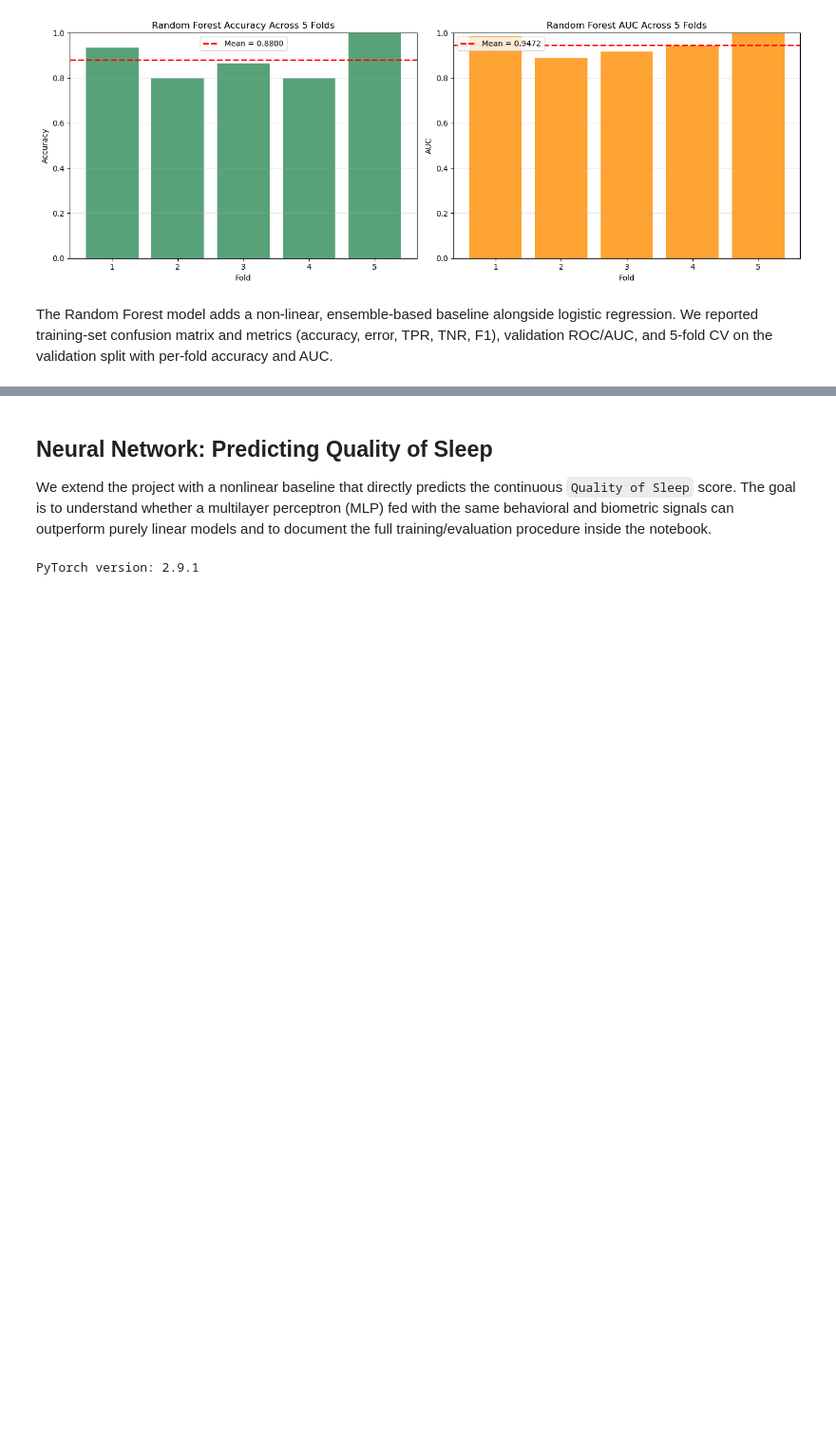
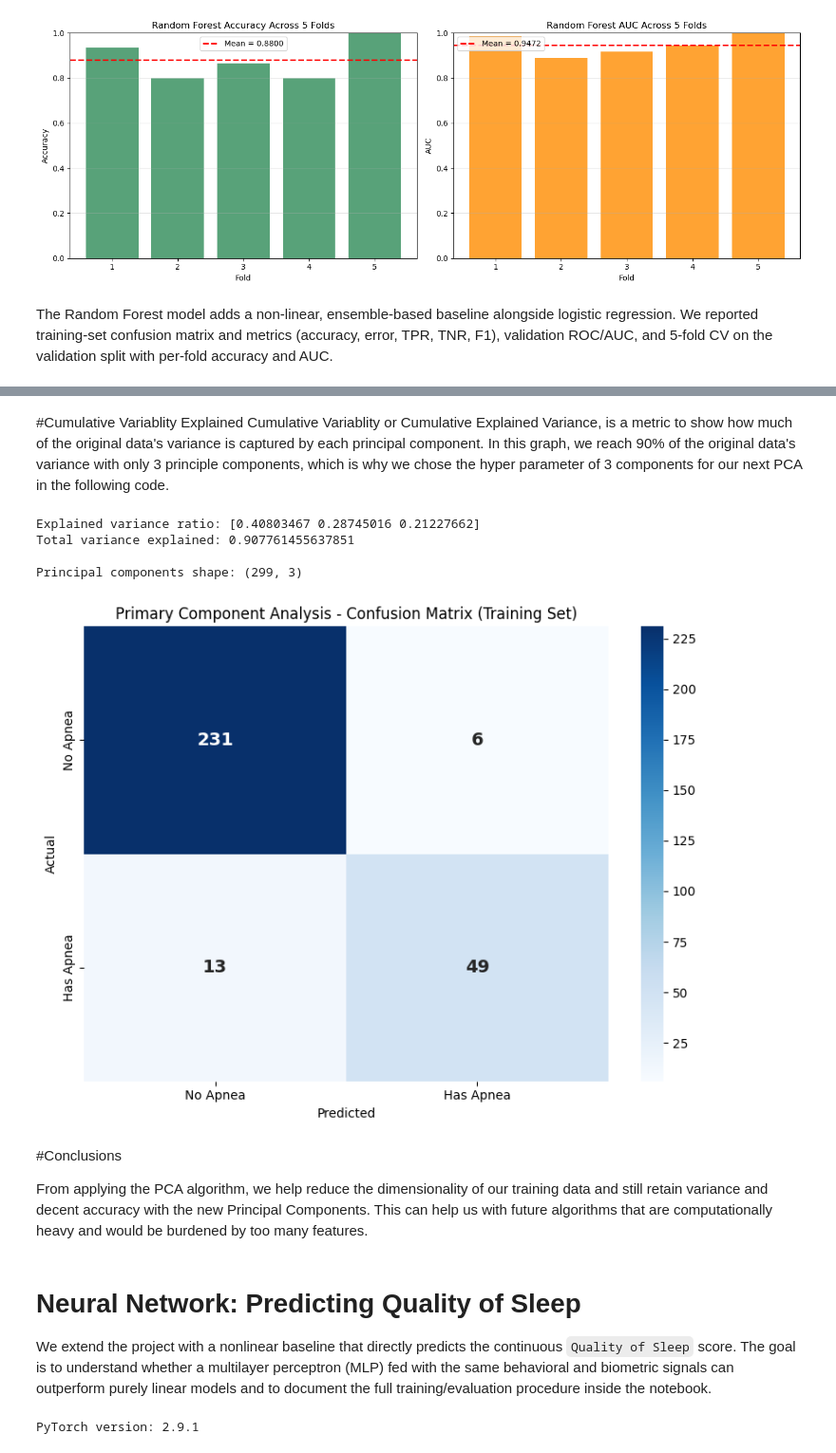
Before and after one commit to itswwong/csm148-project, a Jupyter notebook: CS148_Project.ipynb, the cells around one changed output, grey strips where cells are left out. Shown at 95% size. Drawn from its saved outputs; the diff is of its cells as text; code cells hidden in the pictures; blank space fills up the shorter version.

```diff
--- a/CS148_Project.ipynb
+++ b/CS148_Project.ipynb
@@ -1059,5 +1118,53 @@ The Random Forest model adds a non-linear, ensemble-based baseline alongside log
+# %% [markdown]
+#Cumulative Variablity Explained
+Cumulative Variablity or Cumulative Explained Variance, is a metric to show how much of the original data's variance is captured by each principal component. In this graph, we reach 90% of the original data's variance with only 3 principle components, which is why we chose the hyper parameter of 3 components for our next PCA in the following code.
+# %%
+#applying PCA with only 3 Principal Components
+
+X_train_scaled_pre_PCA_3 = X_train_scaled.copy()
+X_test_scaled_pre_PCA_3 = X_test_scaled.copy()
+y_test_pca = df_clean['Has_Sleep_Apnea']
+
+# apply PCA algorithm
+new_pca = PCA(n_components = 3)
+X_train_post_PCA_3 = new_pca.fit_transform(X_train_scaled_pre_PCA_3)
+X_test_post_PCA_3 = new_pca.fit_transform(X_test_scaled_pre_PCA_3)
+
+print("Explained variance ratio:", new_pca.explained_variance_ratio_)
+print("Total variance explained:", sum(new_pca.explained_variance_ratio_))
+print("\nPrincipal components shape:", X_train_post_PCA_3.shape)
+
+# evaluating the accuracy of PCA with log regression against the training set
+
+model = LogisticRegression()
+model.fit(X_train_post_PCA_3, y_train)
+
+y_pred_pca = model.predict(X_train_post_PCA_3)
+
+cm_pca = confusion_matrix(y_train,y_pred_pca)
+
+plt.figure(figsize=(8, 6))
+sns.heatmap(cm_pca, annot=True, fmt='d', cmap='Blues', cbar=True,
+            xticklabels=['No Apnea', 'Has Apnea'],
+            yticklabels=['No Apnea', 'Has Apnea'],
+            annot_kws={'size': 14, 'weight': 'bold'})
+plt.title('Primary Component Analysis - Confusion Matrix (Training Set)')
+plt.ylabel('Actual')
+plt.xlabel('Predicted')
+plt.tight_layout()
+plt.show()
+# %% [output]
+Explained variance ratio: [0.40803467 0.28745016 0.21227662]
+Total variance explained: 0.907761455637851
+
+Principal components shape: (299, 3)
+[figure, added]
+# %% [markdown]
+#Conclusions
+
+From applying the PCA algorithm, we help reduce the dimensionality of our training data and still retain variance and decent accuracy with the new Principal Components. This can help us with future algorithms that are computationally heavy and would be burdened by too many features.
 # %% [markdown]
-## Neural Network: Predicting Quality of Sleep
+# Neural Network: Predicting Quality of Sleep
 We extend the project with a nonlinear baseline that directly predicts the continuous `Quality of Sleep` score. The goal is to understand whether a multilayer perceptron (MLP) fed with the same behavioral and biometric signals can outperform purely linear models and to document the full training/evaluation procedure inside the notebook.
 # %%
 import torch
```
Also changed, not shown: parts of 3 cells of this notebook.
